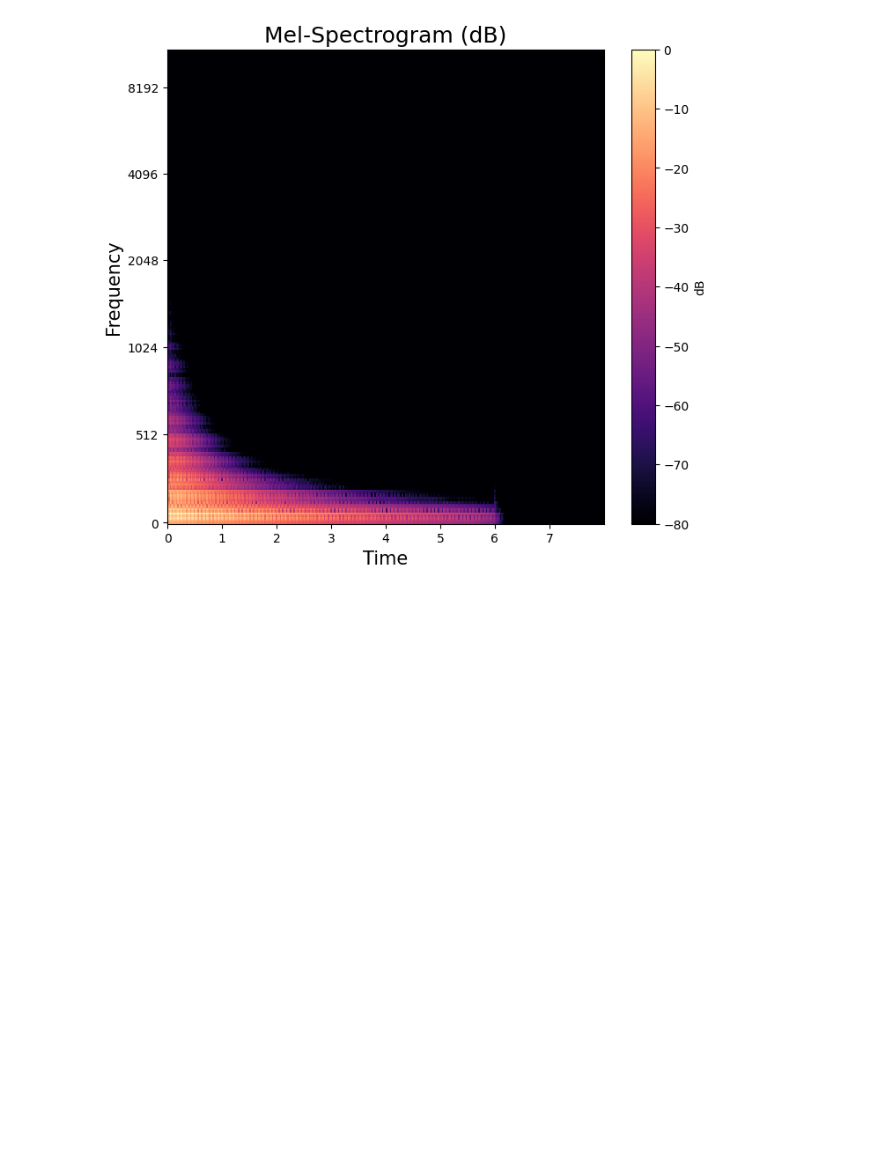
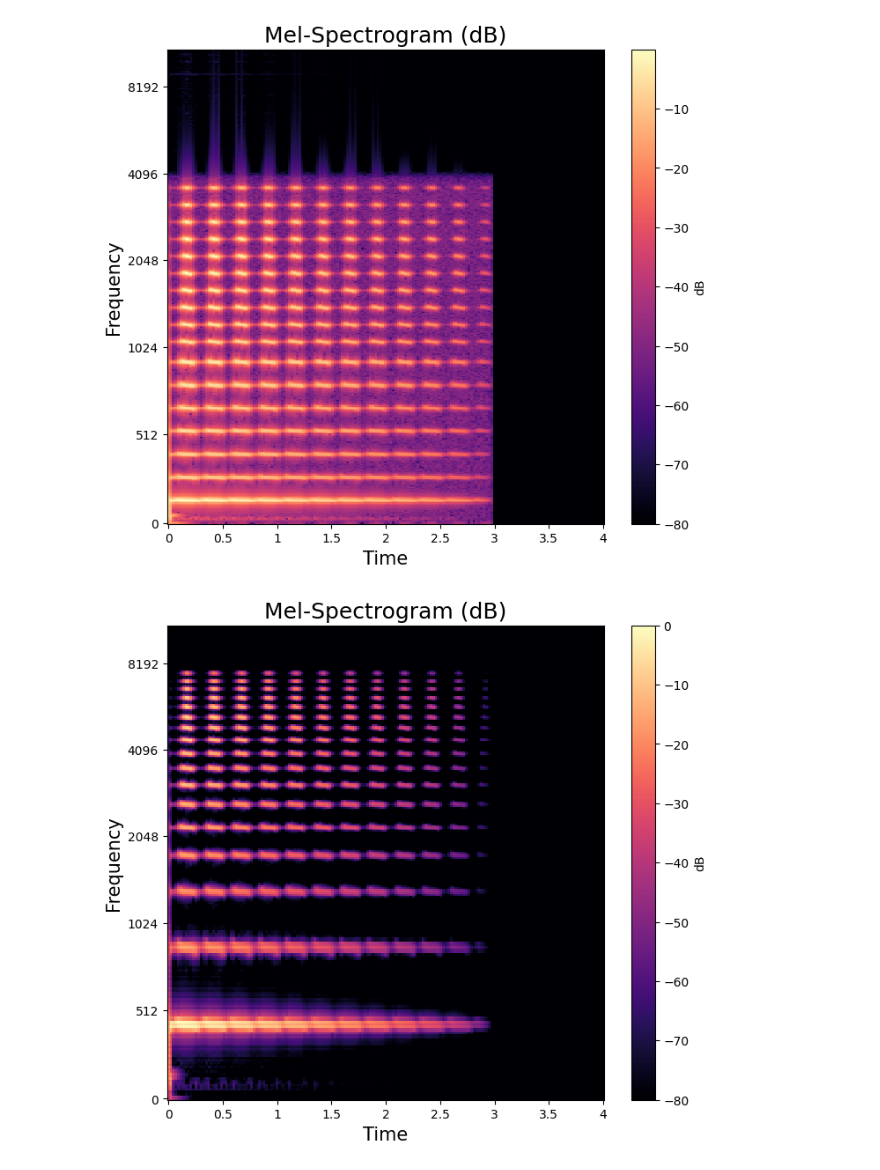
Before and after one commit to Michal2711/MusicSamplesGenerator, a Jupyter notebook: notebooks/1-test_pipeline.ipynb, the cells around one changed output. Cells and saved outputs as stored; diff of their text form; code cells hidden in the pictures; blank space fills up the shorter version.

Commit message:
first changes mostly pipelines

```diff
--- a/notebooks/1-test_pipeline.ipynb
+++ b/notebooks/1-test_pipeline.ipynb
@@ -22,0 +16,15 @@ torch.Size([256, 345])
+# %%
+wave_pipe = Pipeline("waveform")
+stft_pipe = Pipeline("stft")
+mel_pipe = Pipeline("mel")
+mfcc_pipe = Pipeline("mfcc")
+cqt_pipe = Pipeline("cqt")
+
+# file_path = '../data/raw/NSynth/audio/bass_synthetic_068-022-075.wav'
+file_path = '../data/raw/NSynth/audio/bass_synthetic_034-069-025.wav'
+
+wave_spectro = wave_pipe.process(file_path)
+stft_spectro = stft_pipe.process(file_path)
+mel_spectro = mel_pipe.process(file_path)
+mfcc_spectro = mfcc_pipe.process(file_path)
+cqt_spectro = cqt_pipe.process(file_path)
@@ -23,13 +43,21 @@ torch.Size([256, 345])
 # %%
-mel_spectro = np.abs(features)
-power_to_db = librosa.power_to_db(mel_spectro, ref=np.max)
-plt.figure(figsize=(8, 7))
-librosa.display.specshow(power_to_db, sr=mel_pipe.resample_sr, x_axis='time', y_axis='mel', cmap='magma',
- hop_length=512)
-plt.colorbar(label='dB')
-plt.title('Mel-Spectrogram (dB)', fontdict=dict(size=18))
-plt.xlabel('Time', fontdict=dict(size=15))
-plt.ylabel('Frequency', fontdict=dict(size=15))
-plt.show()
+def draw_spectro(spectro):
+    mel_spectro = np.abs(spectro)
+    power_to_db = librosa.power_to_db(mel_spectro, ref=np.max)
+    plt.figure(figsize=(8, 7))
+    librosa.display.specshow(power_to_db, sr=22050, x_axis='time', y_axis='mel', cmap='magma',
+    hop_length=512)
+    plt.colorbar(label='dB')
+    plt.title('Mel-Spectrogram (dB)', fontdict=dict(size=18))
+    plt.xlabel('Time', fontdict=dict(size=15))
+    plt.ylabel('Frequency', fontdict=dict(size=15))
+    plt.show()
-# %% [output]
-[figure, removed]
+# %%
+# draw_spectro(wave_spectro)
+draw_spectro(stft_spectro)
+draw_spectro(mel_spectro)
+draw_spectro(mfcc_spectro)
+draw_spectro(cqt_spectro)
+# %% [output]
+[figure, added]
+[figure, added]
```
Also changed, not shown: parts of 10 cells of this notebook, 22 other files.
